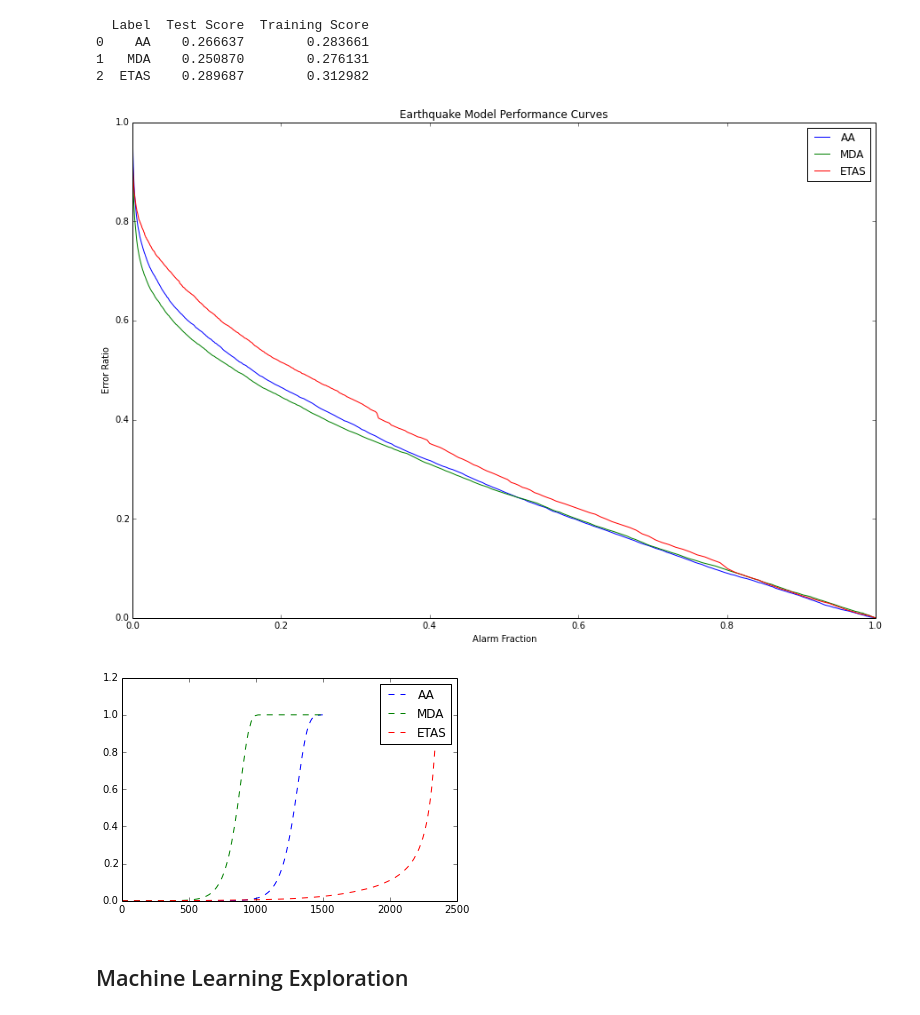
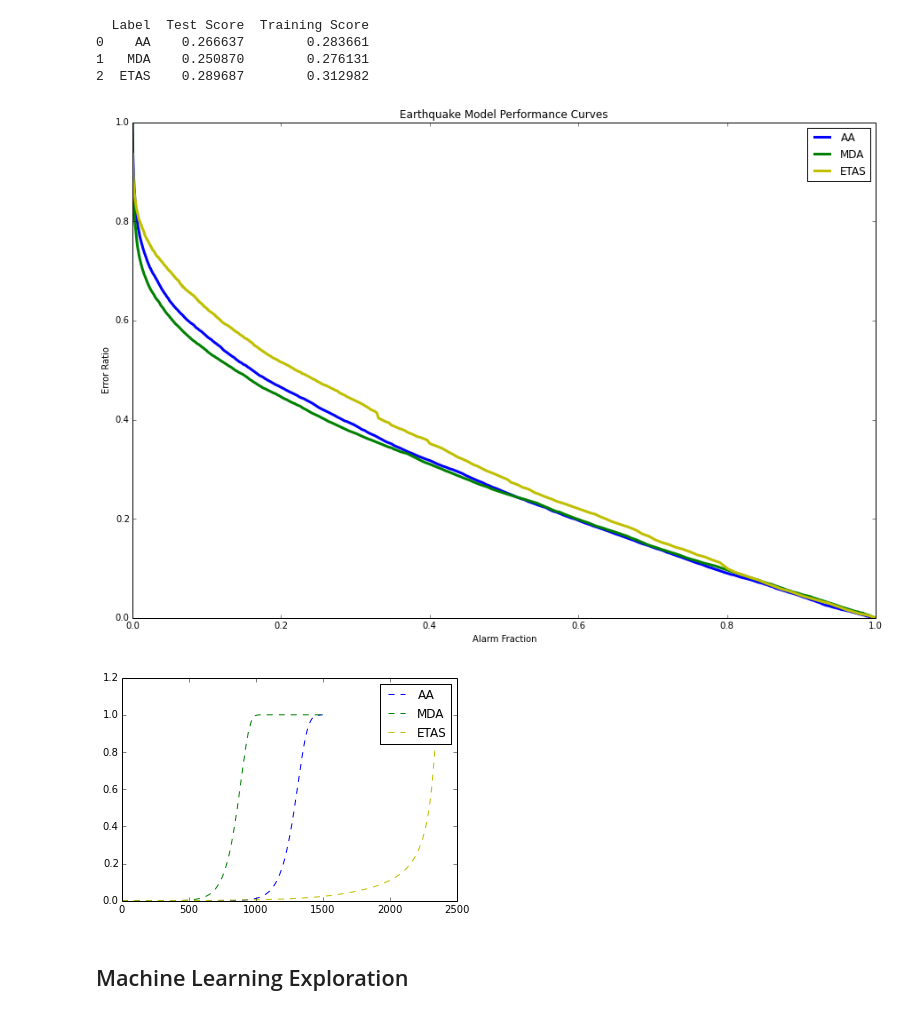
Before and after one commit to AlvinYuan/analyzers, a Jupyter notebook: notebooks/CS294.ipynb, the cells around one changed output. Drawn from its saved outputs; the diff is of its cells as text; code cells hidden in the pictures.

Commit message:
explore modifying mda with time to previous event. also change linewidth and colors for graphs.

```diff
--- a/notebooks/CS294.ipynb
+++ b/notebooks/CS294.ipynb
@@ -655,36 +655,36 @@ printScoresAgainstBaselines(None)
 # %%
 """
 Plot the commonly used chart
 Based off HW1 precision vs. recall plot
 """
-colors = ["b", "g", "r", "c", "m", "y", "k", "w"]
+colors = ["b", "g", "y", "r", "m", "c", "k", "w"]
 def plotAgainstBaselines(new_model_label, plotTraining=True, isList=False):
     pointsLabel = "training" if plotTraining else "test"
     pylab.figure(figsize=(15,10))
     pylab.title("Earthquake Model Performance Curves")
     pylab.xlabel("Alarm Fraction")
     pylab.ylabel("Error Ratio")
     pylab.xlim([0,1])
     pylab.ylim([0,1])
 
     color_index = 0
     for label, points_dict in baseline_models.items():
-        pylab.plot(points_dict[pointsLabel][0], points_dict[pointsLabel][1],colors[color_index], label=label)
+        pylab.plot(points_dict[pointsLabel][0], points_dict[pointsLabel][1],colors[color_index], label=label, linewidth=3)
         color_index += 1
     if (new_model_label != None):
         if isList:
             new_labels = new_model_label
         else:
             new_labels = [new_model_label]
         for new_model_label in new_labels:
-            pylab.plot(tested_models[new_model_label][pointsLabel][0], tested_models[new_model_label][pointsLabel][1], colors[color_index] + '--', label=new_model_label)
+            pylab.plot(tested_models[new_model_label][pointsLabel][0], tested_models[new_model_label][pointsLabel][1], colors[color_index] + '--', label=new_model_label, linewidth=3)
             color_index += 1
     pylab.legend()
     pylab.show()
 
 plotAgainstBaselines(None)
 # %% [output]
-[figure, old version]
+[figure, new version]
 # %%
 """
 Shows distribution (spacing) of tau.
@@ -696,7 +696,7 @@ for label, points_dict in baseline_models.items():
 pylab.legend()
 pylab.show()
 # %% [output]
-[figure, old version]
+[figure, new version]
 # %% [markdown]
 ## Machine Learning Exploration
 # %%
```
Also changed, not shown: parts of 27 cells of this notebook.
